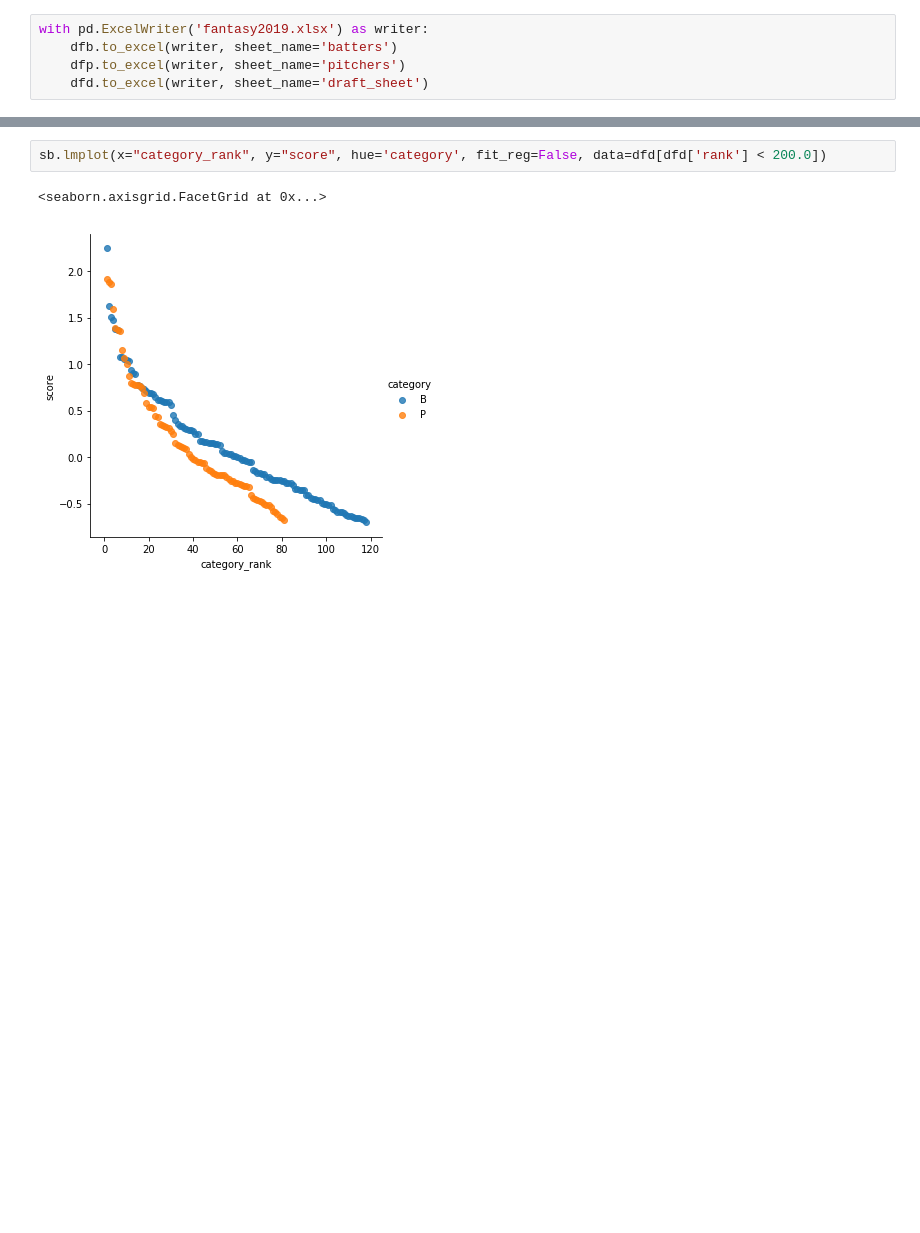
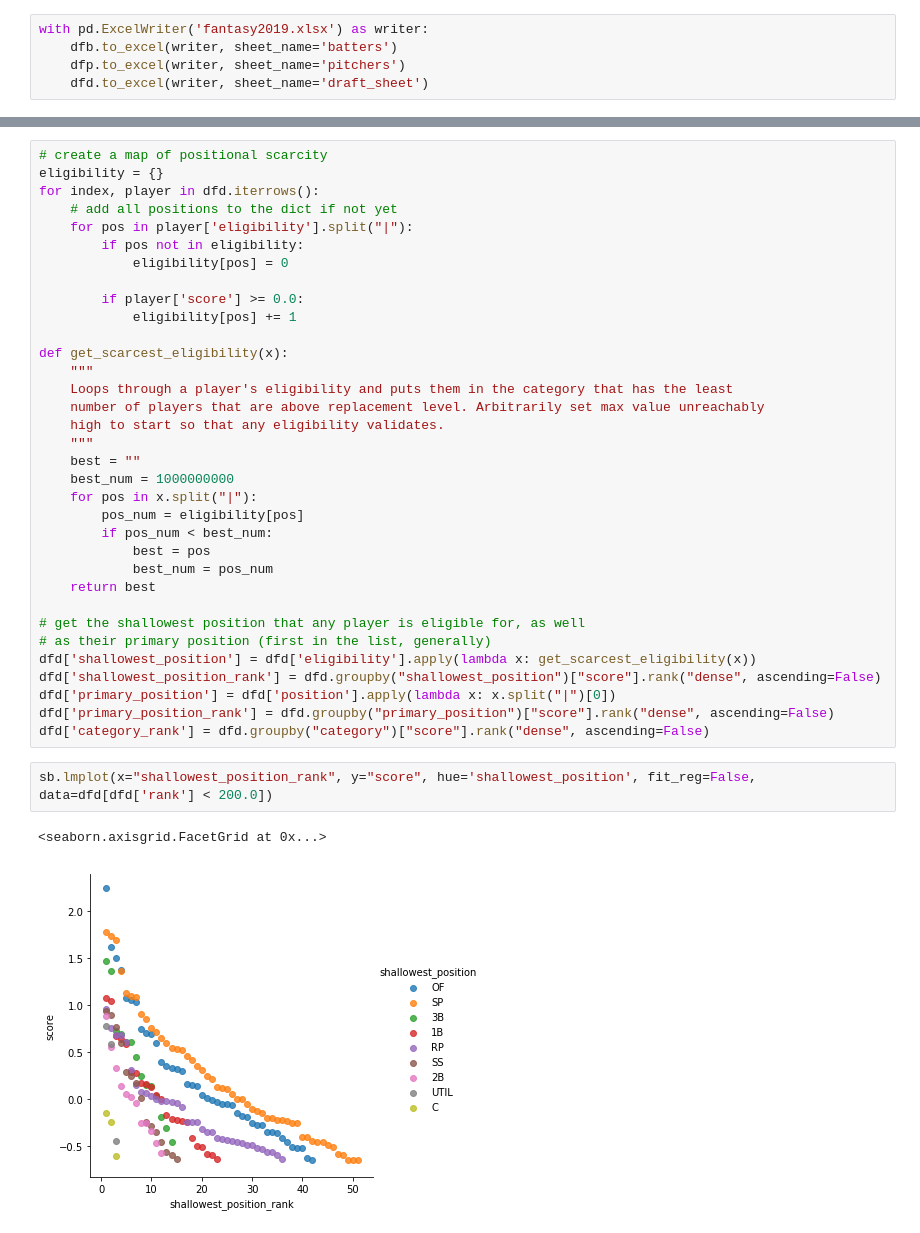
Before and after one commit to zmsy/notebooks, a Jupyter notebook: Player Z-scores.ipynb, the cells around one changed output, grey strips where cells are left out. Saved outputs shown, nothing was run; the diff lists cells and outputs as text; blank space fills up the shorter version.

Commit message:
Add in scarcest position and primary position ranks

```diff
--- a/Player Z-scores.ipynb
+++ b/Player Z-scores.ipynb
@@ -317,5 +314,39 @@ dfd['category_rank'] = dfd.groupby("category")["score"].rank("dense", ascending=
+# %%
+# create a map of positional scarcity
+eligibility = {}
+for index, player in dfd.iterrows():
+    # add all positions to the dict if not yet
+    for pos in player['eligibility'].split("|"):
+        if pos not in eligibility:
+            eligibility[pos] = 0
+
+        if player['score'] >= 0.0:
+            eligibility[pos] += 1
+
+def get_scarcest_eligibility(x):
+    """
+    Loops through a player's eligibility and puts them in the category that has the least
+    number of players that are above replacement level. Arbitrarily set max value unreachably
+    high to start so that any eligibility validates.
+    """
+    best = ""
+    best_num = 1000000000
+    for pos in x.split("|"):
+        pos_num = eligibility[pos]
+        if pos_num < best_num:
+            best = pos
+            best_num = pos_num
+    return best
+
+# get the shallowest position that any player is eligible for, as well
+# as their primary position (first in the list, generally)
+dfd['shallowest_position'] = dfd['eligibility'].apply(lambda x: get_scarcest_eligibility(x))
+dfd['shallowest_position_rank'] = dfd.groupby("shallowest_position")["score"].rank("dense", ascending=False)
+dfd['primary_position'] = dfd['position'].apply(lambda x: x.split("|")[0])
+dfd['primary_position_rank'] = dfd.groupby("primary_position")["score"].rank("dense", ascending=False)
+dfd['category_rank'] = dfd.groupby("category")["score"].rank("dense", ascending=False)
 # %%
-sb.lmplot(x="category_rank", y="score", hue='category', fit_reg=False, data=dfd[dfd['rank'] < 200.0])
+sb.lmplot(x="shallowest_position_rank", y="score", hue='shallowest_position', fit_reg=False, data=dfd[dfd['rank'] < 200.0])
 # %% [output]
 <seaborn.axisgrid.FacetGrid at 0x...>
-[figure, old version]
+[figure, new version]
```
Also changed, not shown: parts of 6 cells of this notebook, 1 other file.
